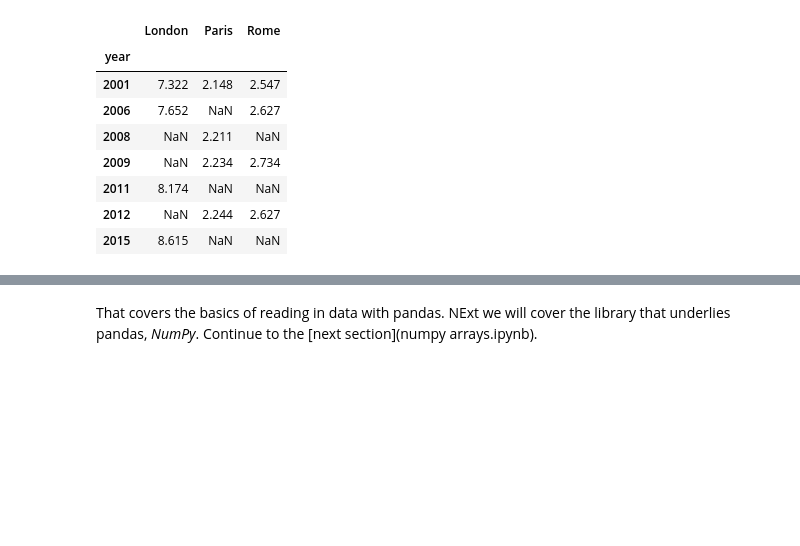
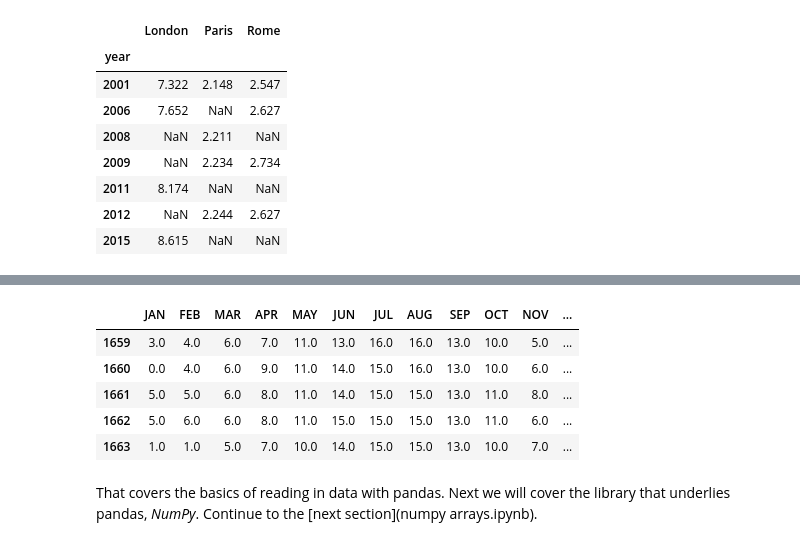
Before and after one commit to milliams/data_analysis_python, a Jupyter notebook: pandas.ipynb, the cells around one changed output, grey strips where cells are left out. Saved outputs shown, nothing was run; the diff lists cells and outputs as text; code cells hidden in the pictures; blank space fills up the shorter version.

Commit message:
Neaten up pandas section and add some exercises

```diff
--- a/pandas.ipynb
+++ b/pandas.ipynb
@@ -411,2 +459,18 @@ df3
+# %%
+df = pd.read_csv(
+    'cetml1659on.dat',  # file name
+    skiprows=6,  # skip header
+    sep='\s+',  # whitespace separated
+    na_values=['-99.9', '-99.99'],  # NaNs
+)
+# %%
+df.head()
+# %% [output]
+|  | JAN | FEB | MAR | APR | MAY | JUN | JUL | AUG | SEP | OCT | NOV | ... |
+| 1659 | 3.0 | 4.0 | 6.0 | 7.0 | 11.0 | 13.0 | 16.0 | 16.0 | 13.0 | 10.0 | 5.0 | ... |
+| 1660 | 0.0 | 4.0 | 6.0 | 9.0 | 11.0 | 14.0 | 15.0 | 16.0 | 13.0 | 10.0 | 6.0 | ... |
+| 1661 | 5.0 | 5.0 | 6.0 | 8.0 | 11.0 | 14.0 | 15.0 | 15.0 | 13.0 | 11.0 | 8.0 | ... |
+| 1662 | 5.0 | 6.0 | 6.0 | 8.0 | 11.0 | 15.0 | 15.0 | 15.0 | 13.0 | 11.0 | 6.0 | ... |
+| 1663 | 1.0 | 1.0 | 5.0 | 7.0 | 10.0 | 14.0 | 15.0 | 15.0 | 13.0 | 10.0 | 7.0 | ... |
 # %% [markdown]
-That covers the basics of reading in data with pandas. NExt we will cover the library that underlies pandas, *NumPy*. Continue to the [next section](numpy arrays.ipynb).
+That covers the basics of reading in data with pandas. Next we will cover the library that underlies pandas, *NumPy*. Continue to the [next section](numpy arrays.ipynb).
```
Also changed, not shown: parts of 14 cells of this notebook.
